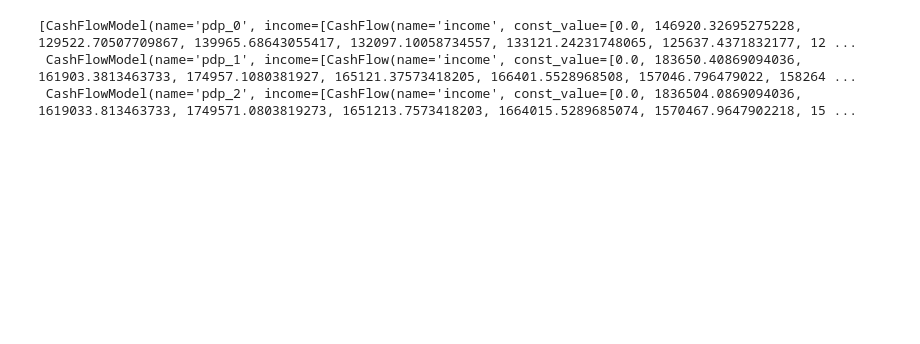
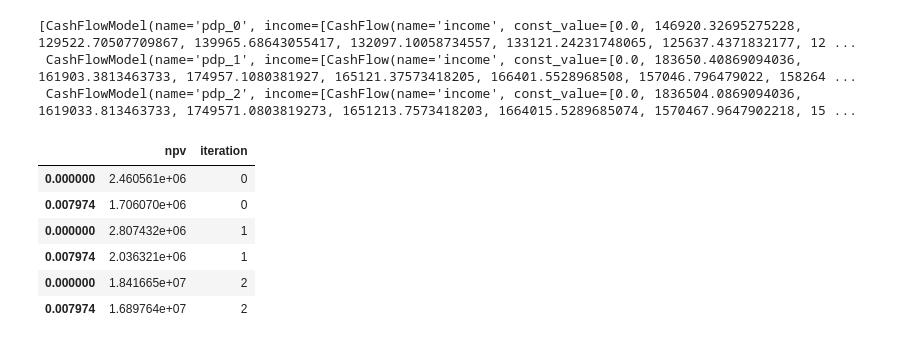
Before and after one commit to scuervo91/dcapy, a Jupyter notebook: examples/2-schedules/2-Scenario_test.ipynb, the cells around one changed output. Saved outputs shown, nothing was run; the diff lists cells and outputs as text; code cells hidden in the pictures; blank space fills up the shorter version.

```diff
--- a/examples/2-schedules/2-Scenario_test.ipynb
+++ b/examples/2-schedules/2-Scenario_test.ipynb
@@ -189,3 +184,13 @@ s1.periods[0].generate_cashflow()
 [CashFlowModel(name='pdp_0', income=[CashFlow(name='income', const_value=[0.0, 146920.32695275228, 129522.70507709867, 139965.68643055417, 132097.10058734557, 133121.24231748065, 125637.4371832177, 12 ...
  CashFlowModel(name='pdp_1', income=[CashFlow(name='income', const_value=[0.0, 183650.40869094036, 161903.3813463733, 174957.1080381927, 165121.37573418205, 166401.5528968508, 157046.796479022, 158264 ...
  CashFlowModel(name='pdp_2', income=[CashFlow(name='income', const_value=[0.0, 1836504.0869094036, 1619033.813463733, 1749571.0803819273, 1651213.7573418203, 1664015.5289685074, 1570467.9647902218, 15 ...
+# %%
+s1.npv([0,0.1])
+# %% [output]
+|  | npv | iteration |
+| 0.000000 | 2.460561e+06 | 0 |
+| 0.007974 | 1.706070e+06 | 0 |
+| 0.000000 | 2.807432e+06 | 1 |
+| 0.007974 | 2.036321e+06 | 1 |
+| 0.000000 | 1.841665e+07 | 2 |
+| 0.007974 | 1.689764e+07 | 2 |
```
Also changed, not shown: parts of 5 cells of this notebook, 10 other files.
